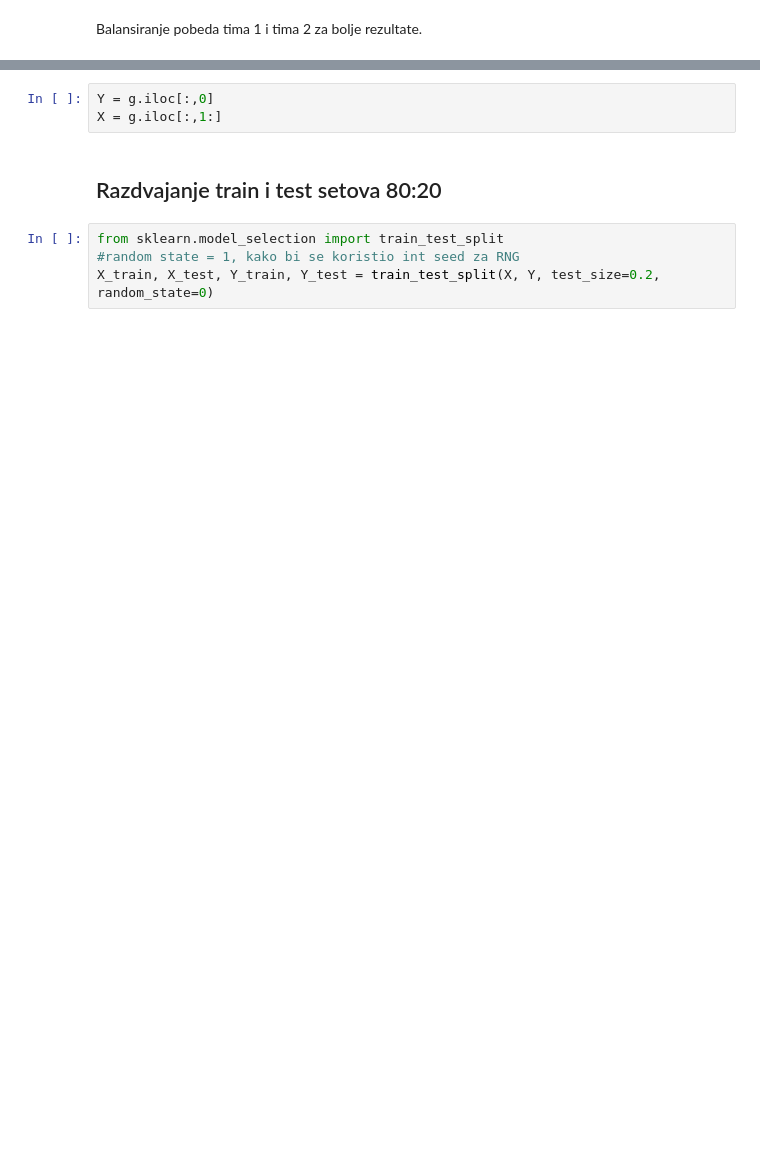
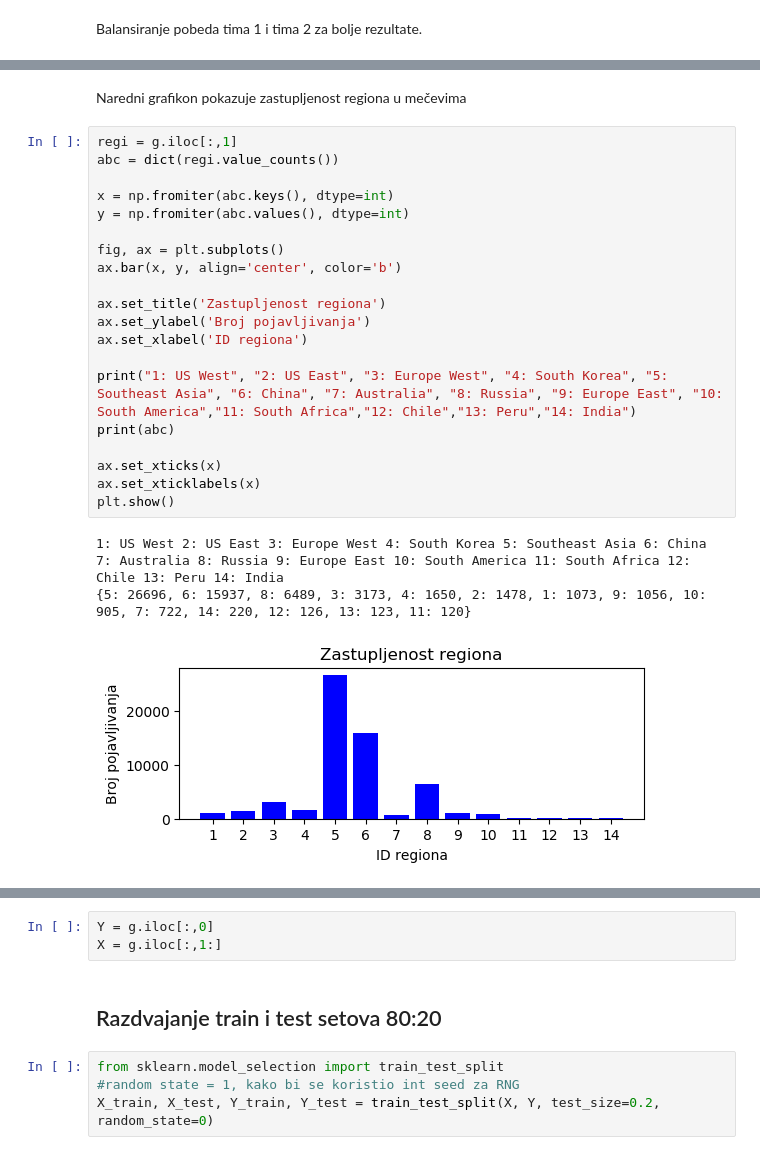
Before and after one commit to mirjanaz200/MLProject, a Jupyter notebook: dota2.ipynb, the cells around one changed output, grey strips where cells are left out. Drawn from its saved outputs; the diff is of its cells as text; blank space fills up the shorter version.

```diff
--- a/dota2.ipynb
+++ b/dota2.ipynb
@@ -161,0 +234,26 @@ Name: win, dtype: int64
+# %% [markdown]
+Naredni grafikon pokazuje zastupljenost regiona u mečevima
+# %%
+regi = g.iloc[:,1]
+abc = dict(regi.value_counts())
+
+x = np.fromiter(abc.keys(), dtype=int)
+y = np.fromiter(abc.values(), dtype=int)
+
+fig, ax = plt.subplots()
+ax.bar(x, y, align='center', color='b')
+
+ax.set_title('Zastupljenost regiona')
+ax.set_ylabel('Broj pojavljivanja')
+ax.set_xlabel('ID regiona')
+
+print("1: US West", "2: US East", "3: Europe West", "4: South Korea", "5: Southeast Asia", "6: China", "7: Australia", "8: Russia", "9: Europe East", "10: South America","11: South Africa","12: Chile","13: Peru","14: India")
+print(abc)
+
+ax.set_xticks(x)
+ax.set_xticklabels(x)
+plt.show()
+# %% [output]
+1: US West 2: US East 3: Europe West 4: South Korea 5: Southeast Asia 6: China 7: Australia 8: Russia 9: Europe East 10: South America 11: South Africa 12: Chile 13: Peru 14: India
+{5: 26696, 6: 15937, 8: 6489, 3: 3173, 4: 1650, 2: 1478, 1: 1073, 9: 1056, 10: 905, 7: 722, 14: 220, 12: 126, 13: 123, 11: 120}
+[figure, added]
```
Also changed, not shown: parts of 28 cells of this notebook, 2 other files.
